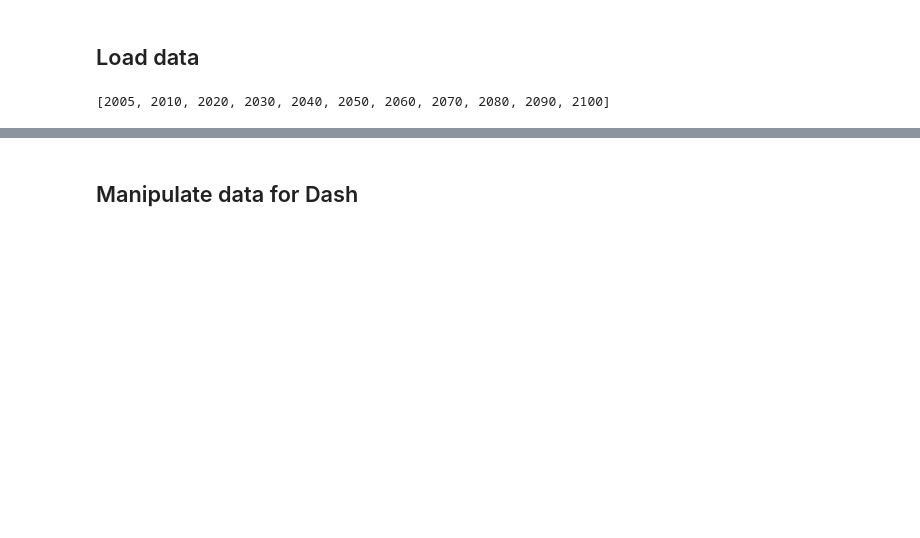
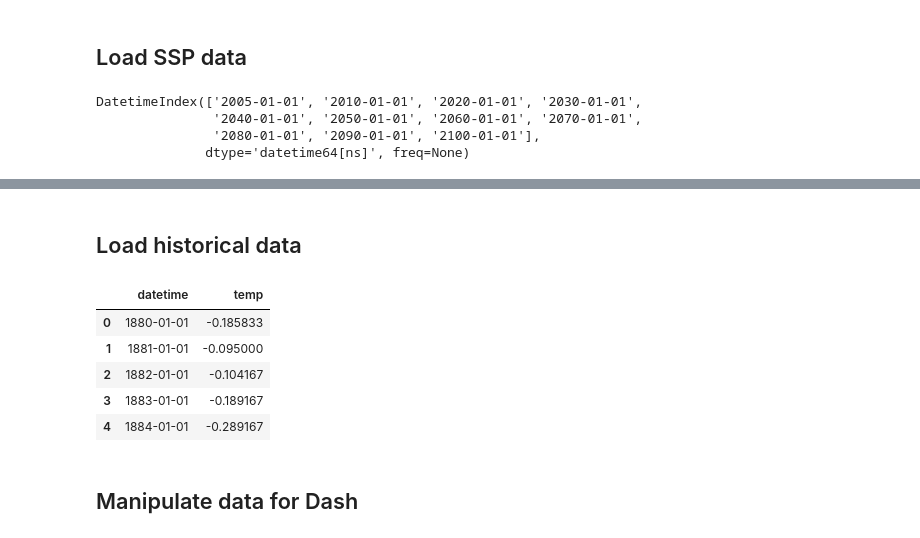
Before and after one commit to gschivley/climate-life-events, a Jupyter notebook: Test plots.ipynb, the cells around one changed output, grey strips where cells are left out. Saved outputs shown, nothing was run; the diff lists cells and outputs as text; code cells hidden in the pictures; blank space fills up the shorter version.

Commit message:
Add historical data

```diff
--- a/Test plots.ipynb
+++ b/Test plots.ipynb
@@ -7,15 +7,19 @@ import pandas as pd
 sns.set(style='white', palette='tab10')
 idx = pd.MultiIndex
 # %% [markdown]
-## Load data
+## Load SSP data
 # %%
 df = pd.read_csv('iamc_db.csv')
 df['climate'] = df['Scenario'].str.split('-').str[-1]
 climates = df['climate'].unique()
-years = [int(x) for x in df.columns[5:-1]]
+years = pd.to_datetime(df.columns[5:-1], yearfirst=True)
+# [int(x) for x in df.columns[5:-1]]
 years
 # %% [output]
-[2005, 2010, 2020, 2030, 2040, 2050, 2060, 2070, 2080, 2090, 2100]
+DatetimeIndex(['2005-01-01', '2010-01-01', '2020-01-01', '2030-01-01',
+               '2040-01-01', '2050-01-01', '2060-01-01', '2070-01-01',
+               '2080-01-01', '2090-01-01', '2100-01-01'],
+              dtype='datetime64[ns]', freq=None)
 # %%
 df.head()
 # %% [output]
@@ -25,6 +29,20 @@ df.head()
 | 2 | AIM/CGE | SSP1-45 | World | Diagnostics|MAGICC6|Temperature|G... | °C | 0.913 | 0.989 | 1.251 | 1.542 | 1.842 | 2.133 | ... |
 | 3 | AIM/CGE | SSP1-Baseline | World | Diagnostics|MAGICC6|Temperature|G... | °C | 0.913 | 0.989 | 1.252 | 1.569 | 1.900 | 2.224 | ... |
 | 4 | AIM/CGE | SSP2-26 | World | Diagnostics|MAGICC6|Temperature|G... | °C | 0.913 | 0.989 | 1.249 | 1.516 | 1.662 | 1.731 | ... |
+# %% [markdown]
+## Load historical data
+# %%
+fn = 'GISS_temps.csv'
+hist = pd.read_csv(fn)
+hist['datetime'] = pd.to_datetime(hist['datetime'], yearfirst=True)
+hist.head()
+# %% [output]
+|  | datetime | temp |
+| 0 | 1880-01-01 | -0.185833 |
+| 1 | 1881-01-01 | -0.095000 |
+| 2 | 1882-01-01 | -0.104167 |
+| 3 | 1883-01-01 | -0.189167 |
+| 4 | 1884-01-01 | -0.289167 |
 # %% [markdown]
 ## Manipulate data for Dash
 # %%
```
Also changed, not shown: parts of 1 cell of this notebook.
